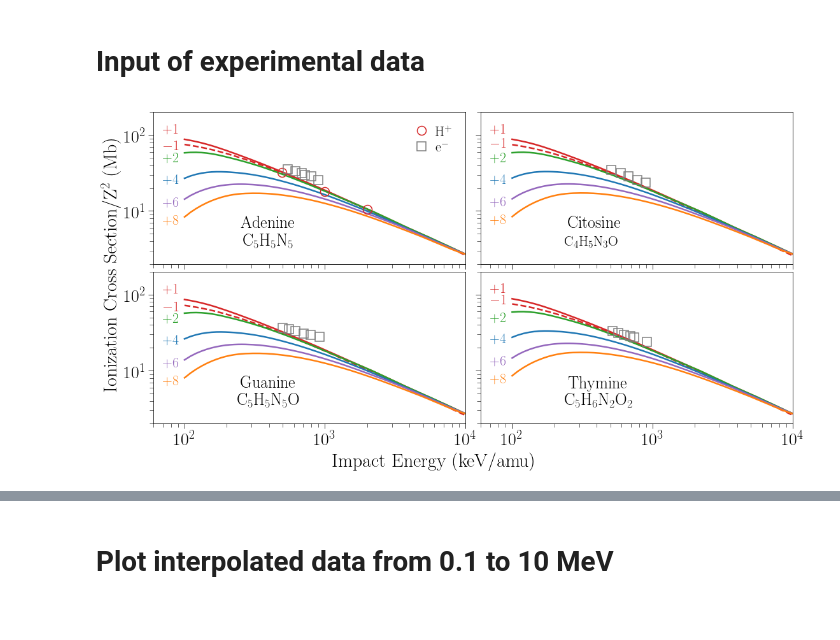
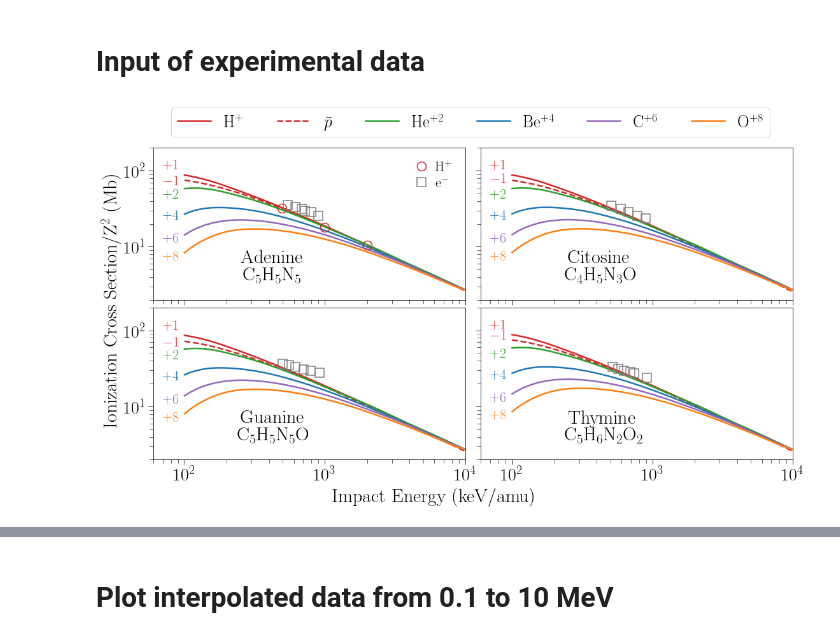
Before and after one commit to xiaogaogaoxiao/ionmol_stoi, a Jupyter notebook: figuras/graphs/molscaling.ipynb, the cells around one changed output, grey strips where cells are left out. Saved outputs shown, nothing was run; the diff lists cells and outputs as text; code cells hidden in the pictures.

Commit message:
figs and text modified with 27/09 corrections

```diff
--- a/figuras/graphs/molscaling.ipynb
+++ b/figuras/graphs/molscaling.ipynb
@@ -337,6 +341,11 @@ iTHFe19=len(THF_e19[THF_e19['Ep']>500])
 # %%
 dum=PS1int[convkeV(PS1int['ENERGY']) < 100.]
 ie100=len(dum)
+# %%
+itickssize=28
+imolsize=30
+ilabelsize=30
+ilegsize=26
 # %%
 iwidth=2.5
 xmin=60.
@@ -353,8 +362,8 @@ plt.rc('font', family='serif')
 
 ### ADENINA ###
 ax1 = plt.subplot(221)
-plt.text(xtext, ytext, 'Adenine',fontsize=26)
-plt.text(xtext*1.05, ytext*0.55, r'C$_5$H$_5$N$_5$',fontsize=26)
+plt.text(xtext, ytext, 'Adenine',fontsize=imolsize)
+plt.text(xtext*1.05, ytext*0.55, r'C$_5$H$_5$N$_5$',fontsize=imolsize)
 plt.text(70, PS1int['SLADENINA'][ie100]*convMb*1.2, r'$+1$',color=co_p,fontsize=22)
 plt.text(70, APS1int['SLADENINA'][0]*convMb*0.8, r'$-1$',color=co_p,fontsize=22)
 plt.text(70, HeS1int['SLADENINA'][ie100]*convMb*0.75/2**2, r'$+2$',color=co_he,fontsize=22)
@@ -369,23 +378,25 @@ plt.plot(convkeV(BeS1int['ENERGY'][ie100:]),BeS1int['SLADENINA'][ie100:]*convMb/
 plt.plot(convkeV(CS1int['ENERGY'][ie100:]),CS1int['SLADENINA'][ie100:]*convMb/6**2,co_c,linewidth=iwidth,label=r'C$^{+6}$')
 plt.plot(convkeV(OS1int['ENERGY'][ie100:]),OS1int['SLADENINA'][ie100:]*convMb/8**2,co_o,linewidth=iwidth,label=r'O$^{+8}$')
 # experimentos #
-Ap, = ax1.plot(A_p['E'],A_p['CS']/45*100,color=co_p,marker='o',markersize=14,markeredgewidth=1.5,markerfacecolor='none',linestyle=' ',label='p')
-Ae, = ax1.plot(A_e['Ep'][0:iAe],A_e['CS'][0:iAe]/45*100,color='tab:gray',marker='s',markersize=14,markeredgewidth=1.5,markerfacecolor='none',markevery=6,linestyle=' ',label='e')
+Ap, = ax1.plot(A_p['E'],A_p['CS']/45*100,color=co_p,marker='o',markersize=14,markeredgewidth=1.5,markerfacecolor='none',linestyle=' ',label='_nolegend_')
+Ae, = ax1.plot(A_e['Ep'][0:iAe],A_e['CS'][0:iAe]/45*100,color='tab:gray',marker='s',markersize=14,markeredgewidth=1.5,markerfacecolor='none',markevery=6,linestyle=' ',label='_nolegend_')
 
-#ax1.legend(loc='upper left',bbox_to_anchor=(0.03, 1.32, 0, 0),fontsize=26,ncol=6)
+legend1=ax1.legend(loc='upper left',bbox_to_anchor=(0.03, 1.32, 0, 0),fontsize=ilegsize,ncol=6)
 ax1.legend([Ap,Ae],['H$^{+}$','e$^{-}$'],loc='best',fontsize=22,handletextpad=0.01,labelspacing=0.1,frameon=False)
-plt.ylabel("Ionization Cross Section/Z$^2$ (Mb)", fontsize=30,labelpad=5,position=(1,0.))
-ax1.tick_params(which='major', labelsize=28,length=8);
+plt.ylabel("Ionization Cross Section/Z$^2$ (Mb)", fontsize=ilabelsize,labelpad=5,position=(1,0.))
+ax1.tick_params(which='major', labelsize=itickssize,length=8);
 ax1.tick_params(which='minor', length=6)
 plt.xlim(xmin,xmax)
 plt.ylim(ymin,ymax)
 plt.yscale('log')
 plt.xscale('log')
+plt.gca().add_artist(legend1)
+
 
 ### CITOSINA ###
 ax2 = plt.subplot(222)
-plt.text(xtext, ytext, 'Citosine',fontsize=26)
-plt.text(xtext*0.95, ytext*0.55, r'C$_4$H$_5$N$_3$O',fontsize=22)
+plt.text(xtext, ytext, 'Citosine',fontsize=imolsize)
+plt.text(xtext*0.95, ytext*0.55, r'C$_4$H$_5$N$_3$O',fontsize=imolsize)
 plt.text(70, PS1int['SLCITOSINA'][ie100]*convMb*1.2, r'$+1$',color=co_p,fontsize=22)
 plt.text(70, APS1int['SLCITOSINA'][0]*convMb*0.8, r'$-1$',color=co_p,fontsize=22)
 plt.text(70, HeS1int['SLCITOSINA'][ie100]*convMb*0.75/2**2, r'$+2$',color=co_he,fontsize=22)
@@ -402,7 +413,7 @@ plt.plot(convkeV(OS1int['ENERGY'][ie100:]),OS1int['SLCITOSINA'][ie100:]*convMb/8
 # experimentos #
 plt.plot(C_e['Ep'][iCe:],C_e['CS'][iCe:]/37*100,color='tab:gray',marker='s',markersize=14,markeredgewidth=1.5,markerfacecolor='none',markevery=4,linestyle=' ',label='e')
 
-ax2.tick_params(which='major', labelsize=28,length=8);
+ax2.tick_params(which='major', labelsize=itickssize,length=8);
 ax2.tick_params(which='minor', length=6)
 plt.xlim(xmin,xmax)
 plt.ylim(ymin,ymax)
@@ -411,8 +422,8 @@ plt.xscale('log')
 
 ### GUANINA ###
 ax3 = plt.subplot(223)
-plt.text(xtext, ytext, 'Guanine',fontsize=26)
-plt.text(xtext*0.95, ytext*0.55, r'C$_5$H$_5$N$_5$O',fontsize=26)
+plt.text(xtext, ytext, 'Guanine',fontsize=imolsize)
+plt.text(xtext*0.95, ytext*0.55, r'C$_5$H$_5$N$_5$O',fontsize=imolsize)
 plt.text(70, PS1int['SLGUANINA'][ie100]*convMb*1.2, r'$+1$',color=co_p,fontsize=22)
 plt.text(70, APS1int['SLGUANINA'][0]*convMb*0.8, r'$-1$',color=co_p,fontsize=22)
 plt.text(70, HeS1int['SLGUANINA'][ie100]*convMb*0.75/2**2, r'$+2$',color=co_he,fontsize=22)
@@ -429,7 +440,7 @@ plt.plot(convkeV(OS1int['ENERGY'][ie100:]),OS1int['SLGUANINA'][ie100:]*convMb/8*
 # experimentos #
 plt.plot(G_e['Ep'][0:iGe],G_e['CS'][0:iGe]/49*100,color='tab:gray',marker='s',markersize=14,markeredgewidth=1.5,markerfacecolor='none',markevery=4,linestyle=' ',label='e')
 
-ax3.tick_params(which='major', labelsize=28,length=8);
+ax3.tick_params(which='major', labelsize=itickssize,length=8);
 ax3.tick_params(which='minor', length=6)
 plt.xlim(xmin,xmax)
 plt.ylim(ymin,ymax)
@@ -438,40 +449,40 @@ plt.xscale('log')
 
 ### TIMINA ###
 ax4 = plt.subplot(224)
-plt.text(xtext, ytext, 'Thymine',fontsize=26)
-plt.text(xtext*0.95, ytext*0.55, r'C$_5$H$_6$N$_2$O$_2$',fontsize=26)
+plt.text(xtext, ytext, 'Thymine',fontsize=imolsize)
+plt.text(xtext*0.95, ytext*0.55, r'C$_5$H$_6$N$_2$O$_2$',fontsize=imolsize)
 plt.text(70, PS1int['SLTIMINA'][ie100]*convMb*1.2, r'$+1$',color=co_p,fontsize=22)
 plt.text(70, APS1int['SLTIMINA'][0]*convMb*0.85, r'$-1$',color=co_p,fontsize=22)
 plt.text(70, HeS1int['SLTIMINA'][ie100]*convMb*0.75/2**2, r'$+2$',color=co_he,fontsize=22)
 plt.text(70, BeS1int['SLTIMINA'][ie100]*convMb*0.85/4**2, r'$+4$',color=co_be,fontsize=22)
 plt.text(70, CS1int['SLTIMINA'][ie100]*convMb*0.8/6**2, r'$+6$',color=co_c,fontsize=22)
 plt.text(70, OS1int['SLTIMINA'][ie100]*convMb*0.8/8**2, r'$+8$',color=co_o,fontsize=22)
 
 plt.plot(convkeV(PS1int['ENERGY'][ie100:]),PS1int['SLTIMINA'][ie100:]*convMb,co_p,linewidth=iwidth, label='_nolegend_')
 plt.plot(convkeV(APS1int['ENERGY'][ie100:]),APS1int['SLTIMINA'][ie100:]*convMb*0.69,co_ap,linestyle='--',linewidth=iwidth,label=r'$\bar{p}$')
 plt.plot(convkeV(HeS1int['ENERGY'][ie100:]),HeS1int['SLTIMINA'][ie100:]*convMb/2**2,co_he,linewidth=iwidth, label='_nolegend_')
 plt.plot(convkeV(BeS1int['ENERGY'][ie100:]),BeS1int['SLTIMINA'][ie100:]*convMb/4**2,co_be,linewidth=iwidth, label='_nolegend_')
 plt.plot(convkeV(CS1int['ENERGY'][ie100:]),CS1int['SLTIMINA'][ie100:]*convMb/6**2,co_c,linewidth=iwidth, label='_nolegend_')
 plt.plot(convkeV(OS1int['ENERGY'][ie100:]),OS1int['SLTIMINA'][ie100:]*convMb/8**2,co_o,linewidth=iwidth, label='_nolegend_')
 # experimentos #
 plt.plot(T_e['Ep'][0:iTe],T_e['CS'][0:iTe]/42*100,color='tab:gray',marker='s',markersize=14,markeredgewidth=1.5,markerfacecolor='none',markevery=4,linestyle=' ',label='e')
 
-plt.xlabel("Impact Energy (keV/amu)", fontsize=30,labelpad=5,position=(-0.15,0))
-ax4.tick_params(which='major', labelsize=28,length=8);
+plt.xlabel("Impact Energy (keV/amu)", fontsize=ilabelsize,labelpad=5,position=(-0.15,0))
+ax4.tick_params(which='major', labelsize=itickssize,length=8);
 ax4.tick_params(which='minor', length=6)
 plt.xlim(xmin,xmax)
 plt.ylim(ymin,ymax)
 plt.yscale('log')
 plt.xscale('log')
 
 for ax in fig.get_axes():
     ax.label_outer()
 fig.subplots_adjust(hspace=0.05, wspace=0.05)
 
 plt.savefig('../adn1.eps',bbox_inches='tight')
 plt.show()
 # %% [output]
-[figure, old version]
+[figure, new version]
 # %%
 iwidth=2.5
 xmin=60.
```
Also changed, not shown: parts of 10 cells of this notebook, 57 other files.
